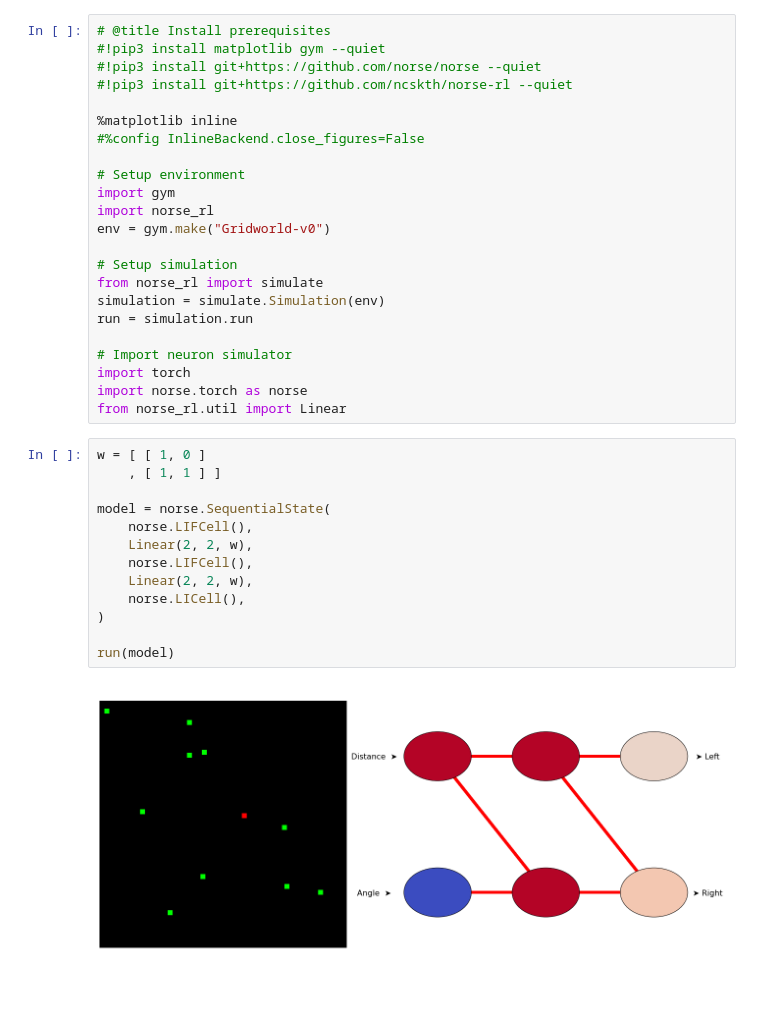
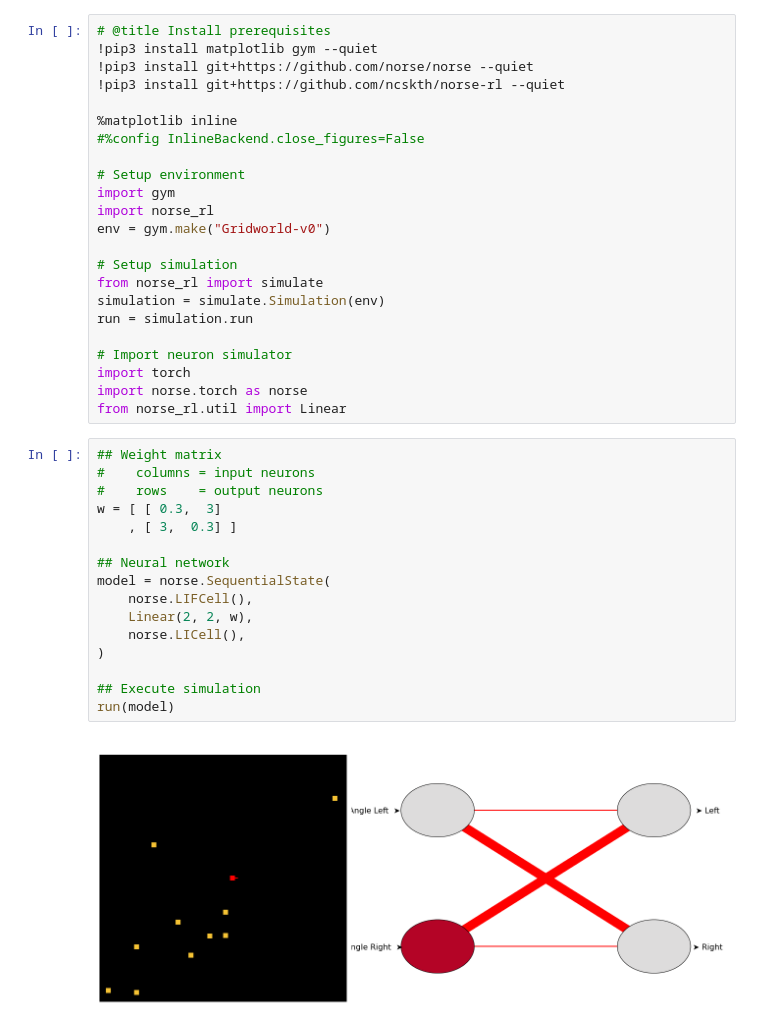
Before and after one commit to ncskth/norse-rl, a Jupyter notebook: book/env_grid.ipynb, the cells around one changed output. Drawn from its saved outputs; the diff is of its cells as text; blank space fills up the shorter version.

Commit message:
Reworked math and improved visualization

```diff
--- a/book/env_grid.ipynb
+++ b/book/env_grid.ipynb
@@ -4,9 +4,9 @@
 [![Open In Colab](https://colab.research.google.com/assets/colab-badge.svg)](https://colab.research.google.com/github/ncskth/norse-rl/blob/master/book/env_grid.ipynb)
 # %%
 # @title Install prerequisites
-#!pip3 install matplotlib gym --quiet
-#!pip3 install git+https://github.com/norse/norse --quiet
-#!pip3 install git+https://github.com/ncskth/norse-rl --quiet
+!pip3 install matplotlib gym --quiet
+!pip3 install git+https://github.com/norse/norse --quiet
+!pip3 install git+https://github.com/ncskth/norse-rl --quiet
 
 %matplotlib inline
 #%config InlineBackend.close_figures=False
@@ -25,18 +25,21 @@ run = simulation.run
 import torch
 import norse.torch as norse
 from norse_rl.util import Linear
-# %%
-w = [ [ 1, 0 ]
-    , [ 1, 1 ] ]
-
-model = norse.SequentialState(
-    norse.LIFCell(),
-    Linear(2, 2, w),
-    norse.LIFCell(),
-    Linear(2, 2, w),
-    norse.LICell(),
-)
-
-run(model)
-# %% [output]
-[figure, removed]
+# %%
+## Weight matrix
+#    columns = input neurons
+#    rows    = output neurons
+w = [ [ 0.3,  3]
+    , [ 3,  0.3] ]
+
+## Neural network
+model = norse.SequentialState(
+    norse.LIFCell(),
+    Linear(2, 2, w),
+    norse.LICell(),
+)
+
+## Execute simulation
+run(model)
+# %% [output]
+[figure, added]
```
Also changed, not shown: 5 other files.
